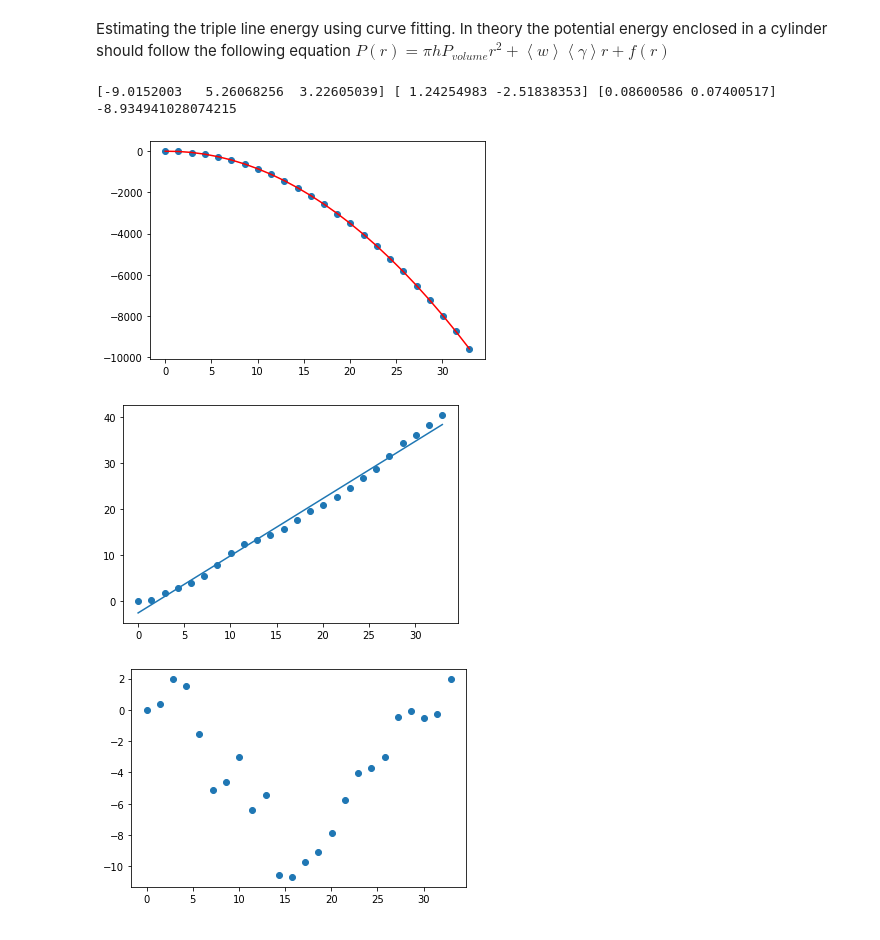
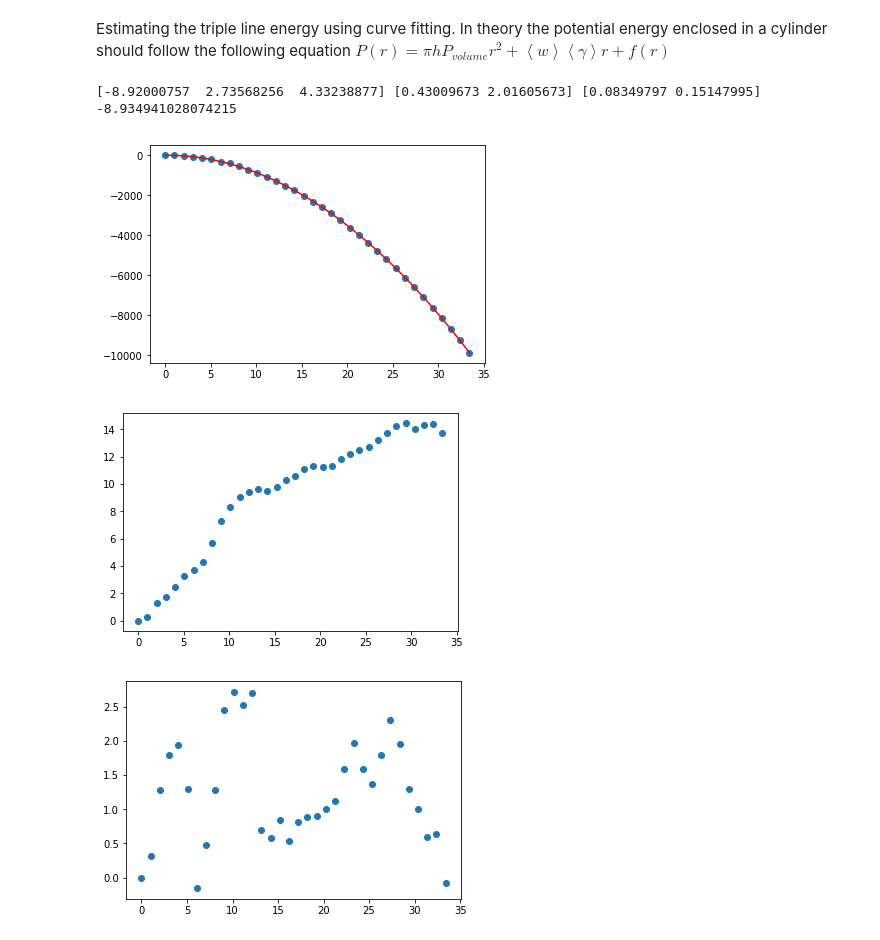
Before and after one commit to PaulTwine/TripleLines.github.io, a Jupyter notebook: TripleLine Fitting.ipynb, the cells around one changed output. Saved outputs shown, nothing was run; the diff lists cells and outputs as text; code cells hidden in the pictures.

```diff
--- a/TripleLine Fitting.ipynb
+++ b/TripleLine Fitting.ipynb
@@ -46,7 +46,8 @@ x = np.linspace(0,20,40)
 #plt.plot(x,AsymptoticLinear(x,15,812))
 #plt.scatter(x,Composite(x,2,25,-2))
 # %%
-strDumpFile = '../../PythonLAMMPS/VolumeTest/dump.eam'
+#strDumpFile = '../../PythonLAMMPS/VolumeTest/dump.eam'
+strDumpFile = '../data/dump.eam'
 strPMFile = strDumpFile + 'PM'
 objData = LD.LAMMPSData(strPMFile,1)
 objProcess = objData.GetTimeStepByIndex(0)
@@ -71,10 +72,10 @@ intVS = objProcess.GetColumnNames().index('VolumetricStrain')
 fltVolume = np.mean(objProcess.GetLatticeAtoms()[:,intVS])
 arrDistance = sc.spatial.distance_matrix(arrTriplePoints[:,0:2],arrTriplePoints[:,0:2])
 fltClosest = np.sort(arrDistance[intCol])[1]
-#fltClosest = 100
-fltIncrement = 4.05/(2*np.sqrt(2))
+#fltClosest = 80
+fltIncrement = 4.05/(4)
 A =np.median(objProcess.GetLatticeAtoms()[:,intPE])*4*4.05**(-3)*h*np.pi/(1+fltVolume)
-fltMedianLatticePE = np.median(objProcess.FindValuesInCylinder(objProcess.GetLatticeAtoms()[:,0:4],
+fltMeanLatticePE = np.mean(objProcess.FindValuesInCylinder(objProcess.GetLatticeAtoms()[:,0:4],
                                                            arrTriplePoints[intCol],fltClosest/2,h,intPE))
 fltMedianGBPE = np.median(objProcess.FindValuesInCylinder(objProcess.GetOtherAtoms()[:,0:4],
                                                            arrTriplePoints[intCol],fltClosest/2,h,intPE))
@@ -86,39 +87,39 @@ for j in range(0,np.floor(fltClosest/(2*fltIncrement)).astype('int')):
                                              arrCurrentTripleLine, r,h,intPE)
     valuesGB = objProcess.FindValuesInCylinder(objProcess.GetOtherAtoms()[:,0:4], arrCurrentTripleLine,r,h,intPE)
     lstTotalPE.append(np.sum(values))
     lstGBExcess.append(np.sum(valuesGB)-fltMedianGBPE*len(valuesGB))
-    lstExcess.append(np.sum(values) -fltMedianLatticePE*len(values))
+    lstExcess.append(np.sum(values) -fltMeanLatticePE*len(values))
 popt, popv = sc.optimize.curve_fit(Quadratic, lstValues,lstTotalPE)
 popt2, popv2 = sc.optimize.curve_fit(LinearRule,lstValues, lstExcess)
 popt3, popv3 = sc.optimize.curve_fit(LinearRule,lstValues, lstGBExcess)
 for k, rValue in enumerate(lstValues):
     lstFitQuadratic.append(Quadratic(rValue, *popt))
     lstFitExcess.append(LinearRule(rValue, *popt2))
     lstExcess2.append(lstExcess[k]-lstFitExcess[k])
     #lstGBExcess2.append(lstGBExcess[j]-popt2[0]*lstValues[j])
     lstGBExcess2.append(lstGBExcess[k]-popt3[0]*lstValues[k])
     lstFitGBExcess.append(LinearRule(k, *popt3))
 print(popt,popt2,popt3, A)
 plt.scatter(lstValues, lstTotalPE)
 plt.plot(lstValues, lstFitQuadratic, c='r')
 plt.show()
 lstExcess2 = []
 lstDifference = []
 for j in range(len(lstValues)):
     lstExcess2.append(lstExcess[j] -popt2[0]*lstValues[j])
     lstExcess3.append(lstExcess[j] -popt2[0]*lstGBExcess[j]/popt3[0])
 plt.scatter(lstValues, lstExcess)
-plt.plot(lstValues, lstFitExcess)
+#plt.plot(lstValues, np.log(lstFitExcess))
 plt.show()
 plt.scatter(lstValues, lstExcess3)
 #plt.plot(lstValues, lstFitGBExcess)
 #plt.scatter(lstValues, lstGBExcess2, c= 'r')
 plt.show()
 # %% [output]
-[-9.0152003   5.26068256  3.22605039] [ 1.24254983 -2.51838353] [0.08600586 0.07400517] -8.934941028074215
+[-8.92000757  2.73568256  4.33238877] [0.43009673 2.01605673] [0.08349797 0.15147995] -8.934941028074215
-[figure, old version]
+[figure, new version]
-[figure, old version]
+[figure, new version]
-[figure, old version]
+[figure, new version]
 # %%
 lstFitFunction = []
 lstTJ = []
```
Also changed, not shown: parts of 18 cells of this notebook, 2 other files.
